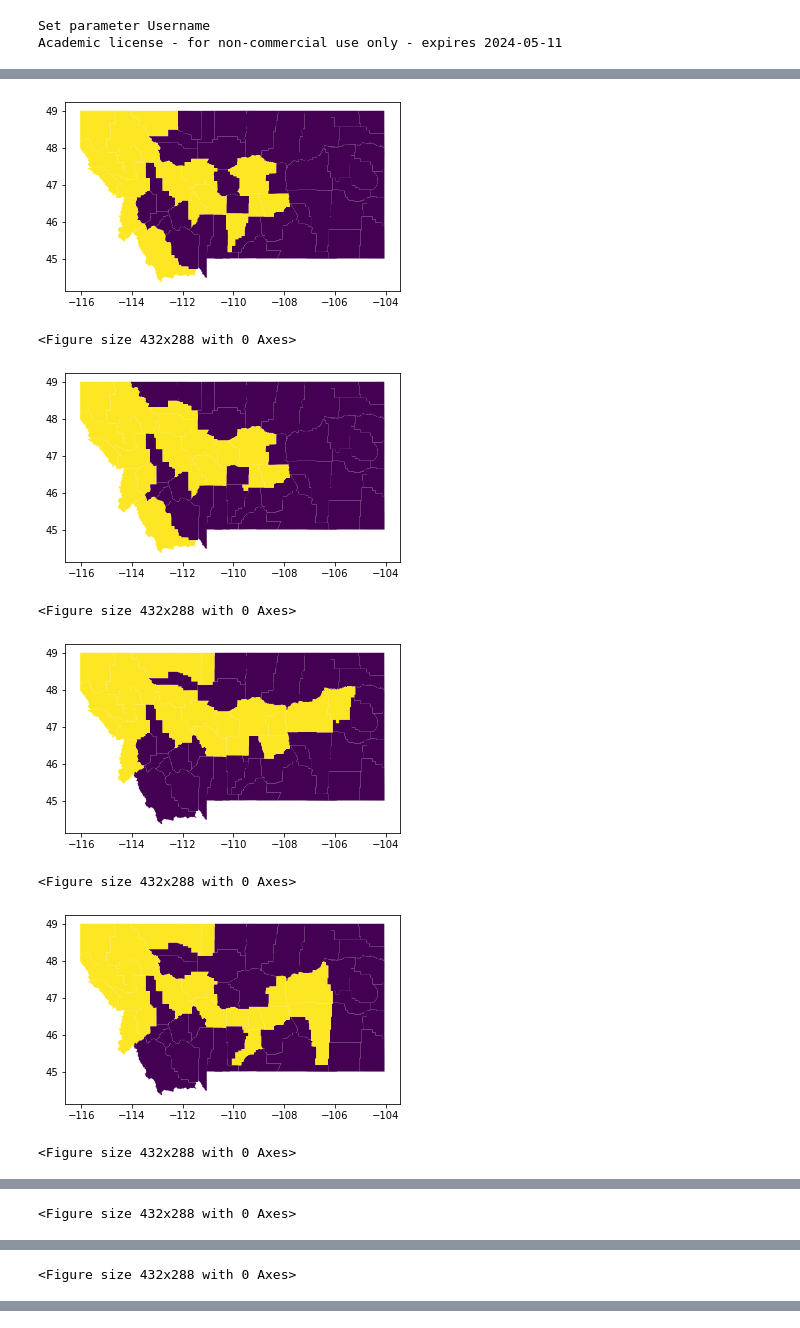
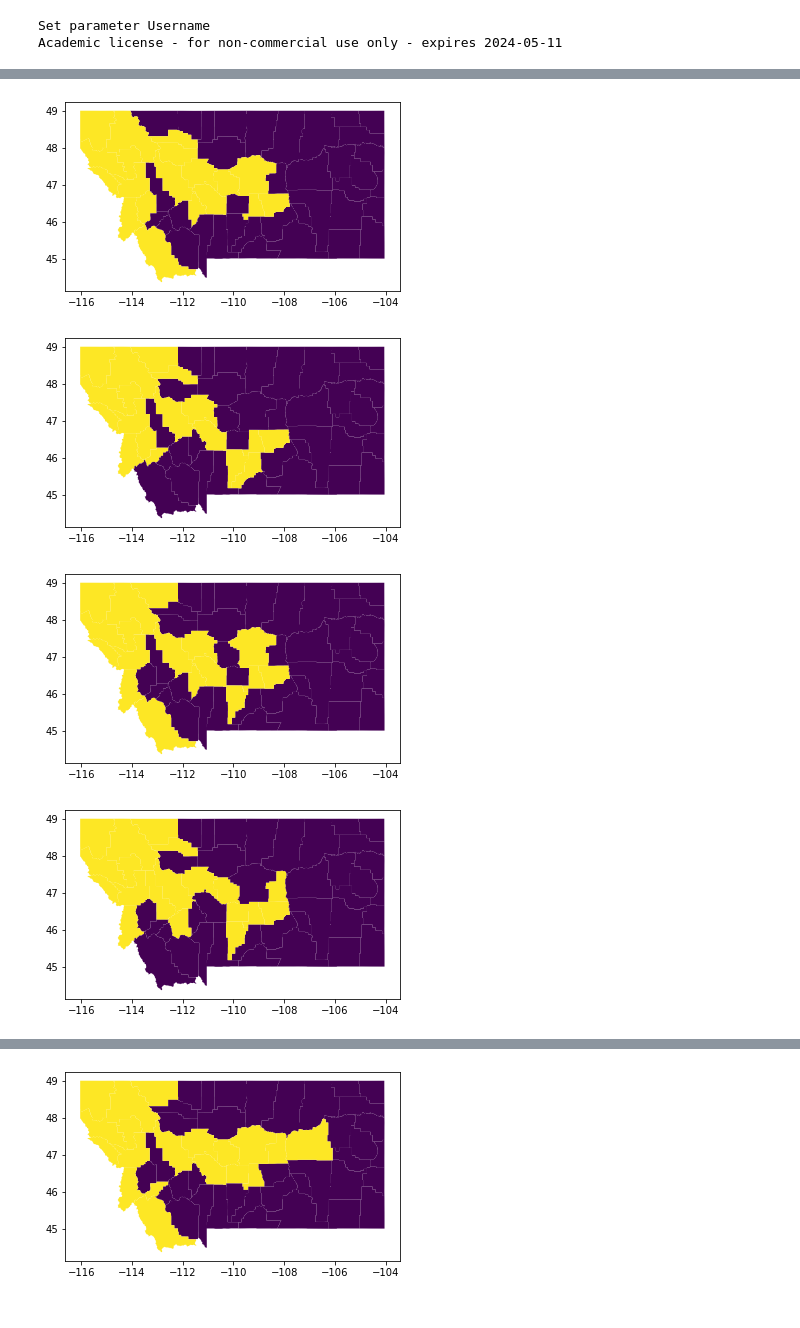
Before and after one commit to AustinLBuchanan/refuting_a_widespread_belief_about_county_splits, a Jupyter notebook: MT_enumeration.ipynb, the cells around one changed output, grey strips where cells are left out. Drawn from its saved outputs; the diff is of its cells as text; code cells hidden in the pictures.

```diff
--- a/MT_enumeration.ipynb
+++ b/MT_enumeration.ipynb
@@ -179,11 +185,14 @@ m._callback = callback_function
 
 # additional bookkeeping
 m._x = x                    # assignment variables
+m._k = k
+m._L = L
+m._U = U
 m._DG = DG                  # directed graph
-m._root = root              # root of first district
-m._enumeration_limit = 5001 # terminate the search after this many solutions have been found
-m._plans = list()           # store plans here
-m._number_of_plans = 0      # count the plans
+m._root = root              # root of the district
+m._enumeration_limit = 10001# terminate the search after this many solutions have been found
+m._districts = list()       # store districts here
+m._number_of_districts = 0  # count the districts
 
 # MIP tolerances
 m.Params.IntFeasTol = 1e-7
@@ -247,0 +221,18 @@ plan # 1618 has districts [0, 2, 3, 4, 8, 10, 11, 12, 2
+# %%
+def to_string(my_list):
+    string = str()
+    for i in my_list:
+        string += str(i) + ","
+    return string[:-1]   # remove last character (the comma)
+
+def remove_duplicates(list_of_lists):
+    input_len = len(list_of_lists)
+    set_of_strings = { to_string(my_list) for my_list in list_of_lists }
+    list_of_strings = [ string.split(',') for string in set_of_strings ]
+    new_lol = [ [ int(i) for i in my_list ] for my_list in list_of_strings ]
+    output_len = len(new_lol)
+    print("Removed this many duplicates:", input_len - output_len )
+    return new_lol
+
+# remove any possible duplicates
+m._districts = remove_duplicates(m._districts)
@@ -247,0 +241,5 @@ plan # 1618 has districts [0, 2, 3, 4, 8, 10, 11, 12, 2
+# %%
+# report solutions
+print("We found the following",m._number_of_districts,"districts:\n")
+for p in range(m._number_of_districts):
+    print("district #",p+1,"is", m._districts[p],"\n")
@@ -274,20 +290,15 @@ def draw_single_district( filepath, filename, G, district, zoom=False ):
 # %%
 # Draw the districting plans.
 # Limit of 20 images, due to large file size.
 
-draw_limit = min( 20, m._number_of_plans )
-filename = 'MT_county.shp'
+draw_limit = min( 20, m._number_of_districts )
+filename = state + '_county.shp'
 
 for p in range( draw_limit ):
-    district = m._plans[p][0]
-    draw_single_district( filepath, filename, G, district, zoom=False )
-    plt.figure()
+    draw_single_district( filepath, filename, G, m._districts[p], zoom=False )
+    #plt.figure()
 # %% [output]
-[figure, old version]
+[figure, new version]
-<Figure size 432x288 with 0 Axes>
-[figure, old version]
+[figure, new version]
-<Figure size 432x288 with 0 Axes>
-[figure, old version]
+[figure, new version]
-<Figure size 432x288 with 0 Axes>
-[figure, old version]
+[figure, new version]
-<Figure size 432x288 with 0 Axes>
@@ -295 +305,0 @@ for p in range( draw_limit ):
-<Figure size 432x288 with 0 Axes>
@@ -297 +306,0 @@ for p in range( draw_limit ):
-<Figure size 432x288 with 0 Axes>
@@ -298,0 +307 @@ for p in range( draw_limit ):
+[figure, added]
```
Also changed, not shown: parts of 11 cells of this notebook.
